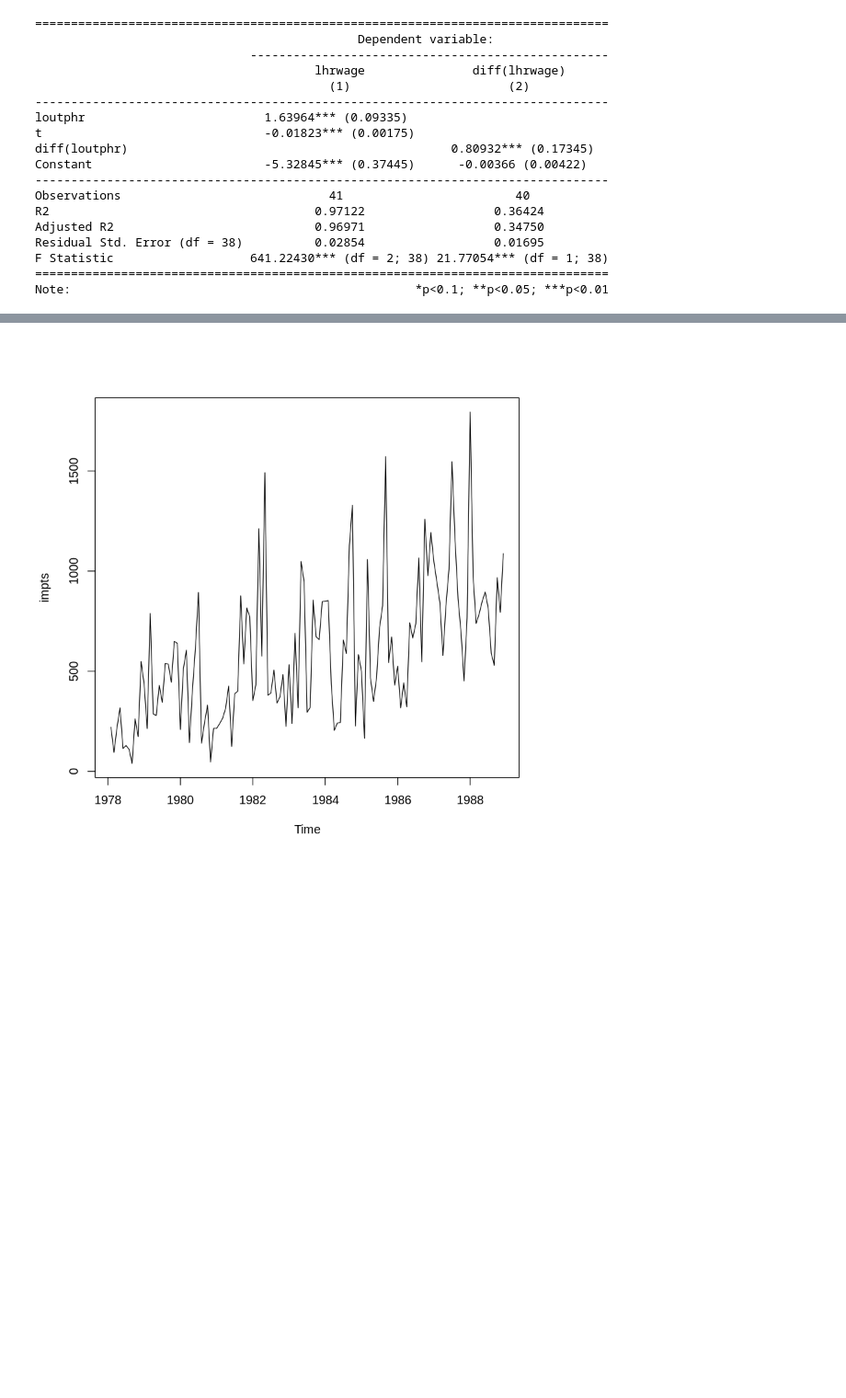
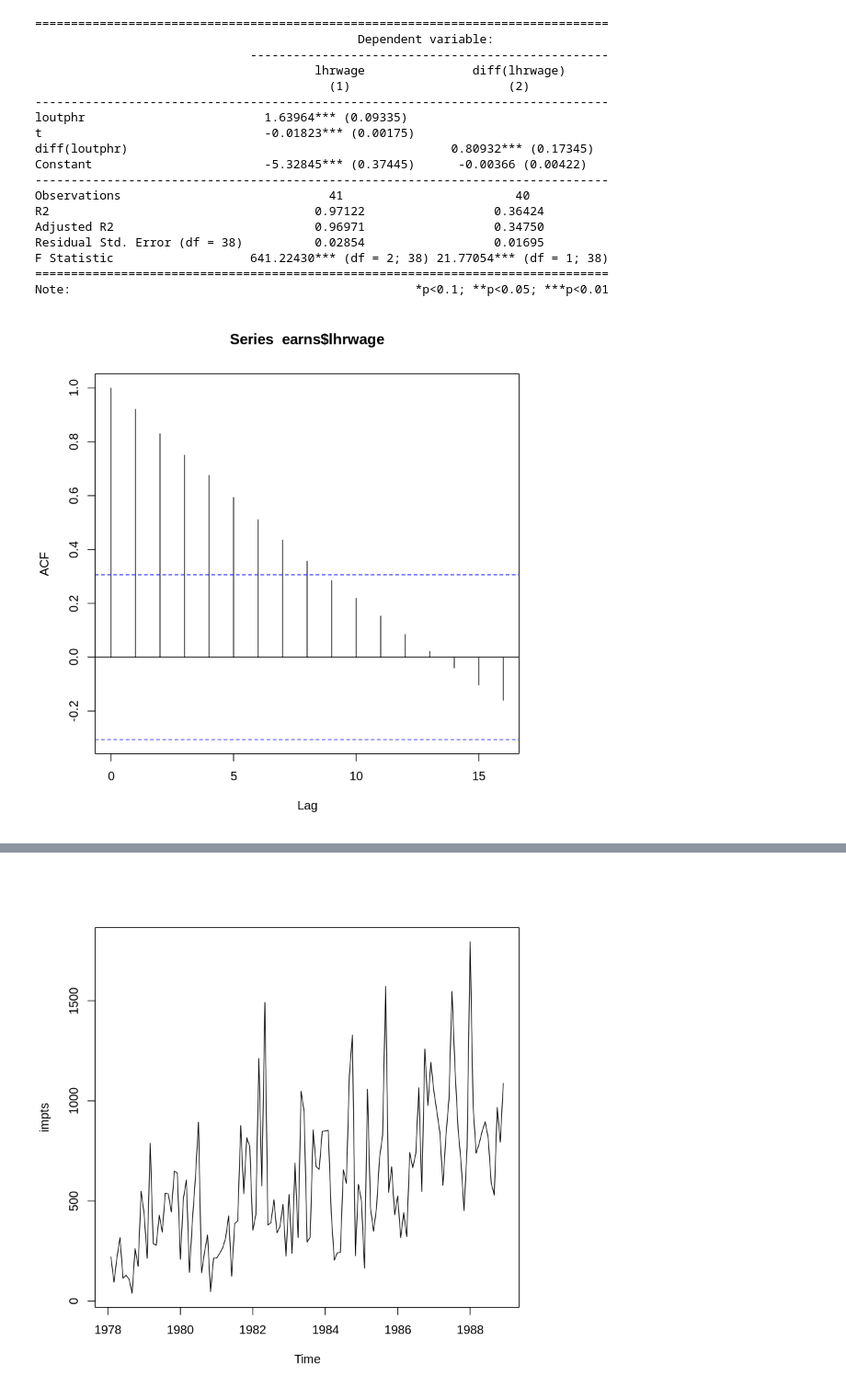
Before and after one commit to jonduan/RIntroEconometrics, a Jupyter notebook: Introductory_Econometrics_wooldridge/Chapter 11 Further Issues in Using OLS with with Time Series Data.ipynb, the cells around one changed output, grey strips where cells are left out. Shown at 92% size. Cells and saved outputs as stored; diff of their text form; code cells hidden in the pictures; blank space fills up the shorter version.

```diff
--- a/Introductory_Econometrics_wooldridge/Chapter 11 Further Issues in Using OLS with with Time Series Data.ipynb
+++ b/Introductory_Econometrics_wooldridge/Chapter 11 Further Issues in Using OLS with with Time Series Data.ipynb
@@ -45,3 +352,7 @@ Residual Std. Error (df = 38)          0.02854                  0.01695
 F Statistic                   641.22430*** (df = 2; 38) 21.77054*** (df = 1; 38)
 ================================================================================
 Note:                                                *p<0.1; **p<0.05; ***p<0.01
+# %%
+acf(earns$lhrwage)
+# %% [output]
+[figure, added]
```
Also changed, not shown: parts of 49 cells of this notebook, 7 other files.
